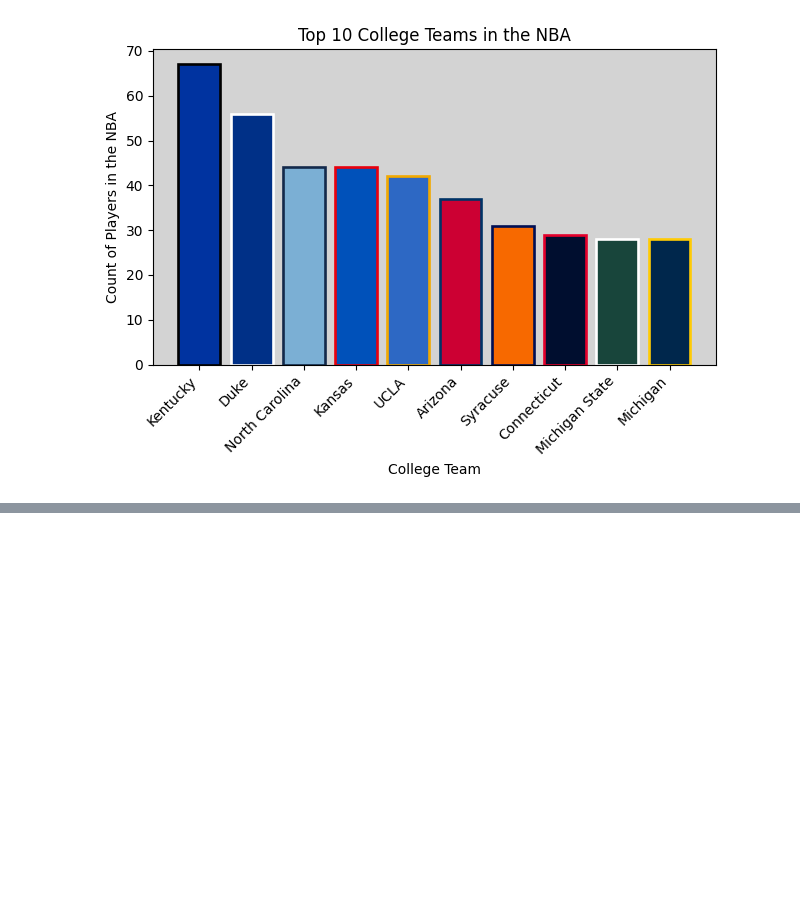
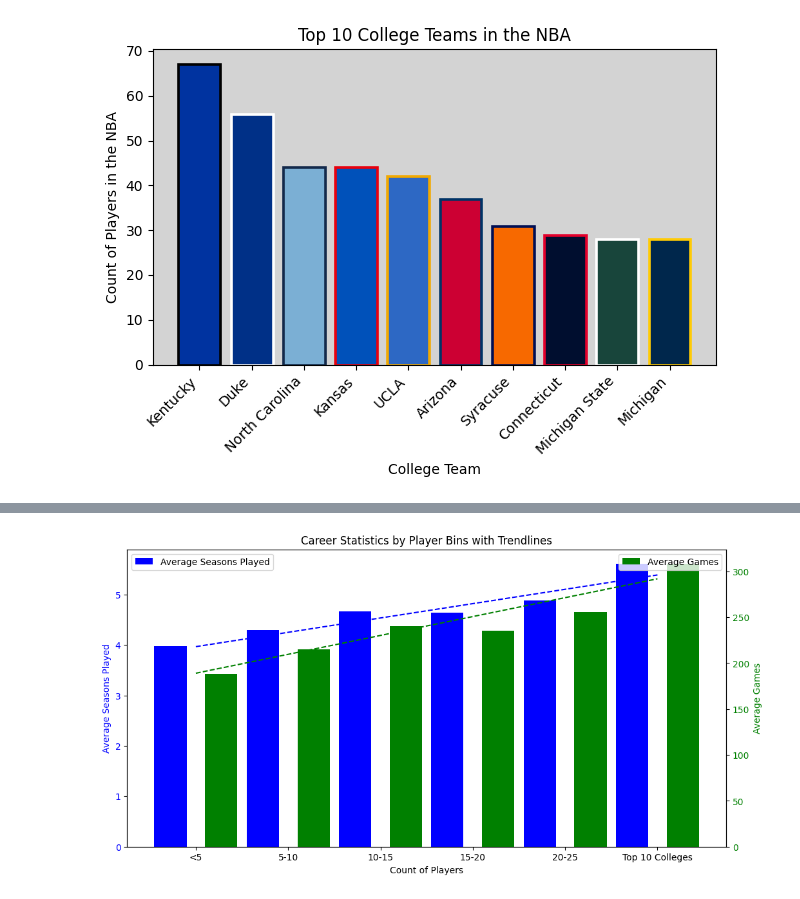
Before and after one commit to kcwaggs/project_1, a Jupyter notebook: casey/casey.ipynb, the cells around one changed output, grey strips where cells are left out. Drawn from its saved outputs; the diff is of its cells as text; code cells hidden in the pictures; blank space fills up the shorter version.

Commit message:
updates to code and files removed/added/renamed

```diff
--- a/casey/casey.ipynb
+++ b/casey/casey.ipynb
@@ -184,3 +133,23 @@ plt.savefig('figures/college_to_NBA.png')
 plt.show()
 # %% [output]
 [figure]
+# %%
+career_by_college = merged_df.reset_index()[['Player Name', 'College', 'Season Count', 'Total Games']].copy()
+career_by_college = pd.DataFrame(career_by_college.groupby('College')[['Season Count', 'Total Games']].mean())
+career_by_college = pd.merge(career_by_college, colleges[['College', 'Count of Players']], on='College', how='left')
+
+player_bins = [0, 5, 10, 15, 20, 25, 70]
+player_labels = ['<5', '5-10', '10-15', '15-20', '20-25', 'Top 10 Colleges']
+
+player_career_df = career_by_college.copy()
+player_career_df['Player Bins'] = pd.cut(player_career_df['Count of Players'], bins=player_bins ,labels=player_labels ,include_lowest=True)
+college_by_bin = pd.DataFrame(player_career_df.groupby('Player Bins')['College'].count())
+
+
+player_career_final_df = pd.DataFrame(player_career_df.groupby('Player Bins')[['Season Count', 'Total Games']].mean())
+player_career_final_df = pd.merge(player_career_final_df, college_by_bin, on = 'Player Bins', how = 'left')
+
+final_df_new_columns = {'Player Bins': 'Count of Players', 'Season Count': 'AVG Seasons Played', 'Total Games': 'AVG Games', 'College': 'Count of Colleges'}
+player_career_final_df = player_career_final_df.reset_index().rename(columns = final_df_new_columns)
+player_career_final_df = player_career_final_df.set_index('Count of Players')
+player_career_final_df
@@ -186,0 +165,53 @@ plt.show()
+# %%
+fig, ax1 = plt.subplots(figsize=(12, 6))
+
+# Create a numeric index for plotting
+numeric_index = np.arange(len(player_career_final_df))
+
+# Define the width of the bars and the spacing between them
+bar_width = 0.35
+bar_spacing = 0.2  # Adjust the spacing as needed
+
+# Plotting average seasons played on the left axis
+ax1.bar(
+    numeric_index - (bar_width + bar_spacing) / 2,
+    player_career_final_df['AVG Seasons Played'],
+    width=bar_width,
+    color='blue',
+    label='Average Seasons Played'
+)
+ax1.set_xlabel('Count of Players')
+ax1.set_ylabel('Average Seasons Played', color='blue')
+ax1.tick_params(axis='y', labelcolor='blue')
+ax1.legend(loc='upper left')
+
+# Creating a second y-axis for average games
+ax2 = ax1.twinx()
+ax2.bar(
+    numeric_index + (bar_width + bar_spacing) / 2,
+    player_career_final_df['AVG Games'],
+    width=bar_width,
+    color='green',
+    label='Average Games'
+)
+ax2.set_ylabel('Average Games', color='green')
+ax2.tick_params(axis='y', labelcolor='green')
+ax2.legend(loc='upper right')
+
+# Set x-axis ticks and labels
+ax1.set_xticks(numeric_index)
+ax1.set_xticklabels(player_career_final_df.index)
+
+# Adding trendline for average seasons played
+seasons_trendline = np.polyfit(numeric_index, player_career_final_df['AVG Seasons Played'], 1)
+ax1.plot(numeric_index, np.polyval(seasons_trendline, numeric_index), color='blue', linestyle='dashed')
+
+# Adding trendline for average games
+games_trendline = np.polyfit(numeric_index, player_career_final_df['AVG Games'], 1)
+ax2.plot(numeric_index, np.polyval(games_trendline, numeric_index), color='green', linestyle='dashed')
+
+# Display the plot
+plt.title('Career Statistics by Player Bins with Trendlines')
+plt.show()
+# %% [output]
+[figure, added]
```
Also changed, not shown: parts of 8 cells of this notebook, 5 other files.
